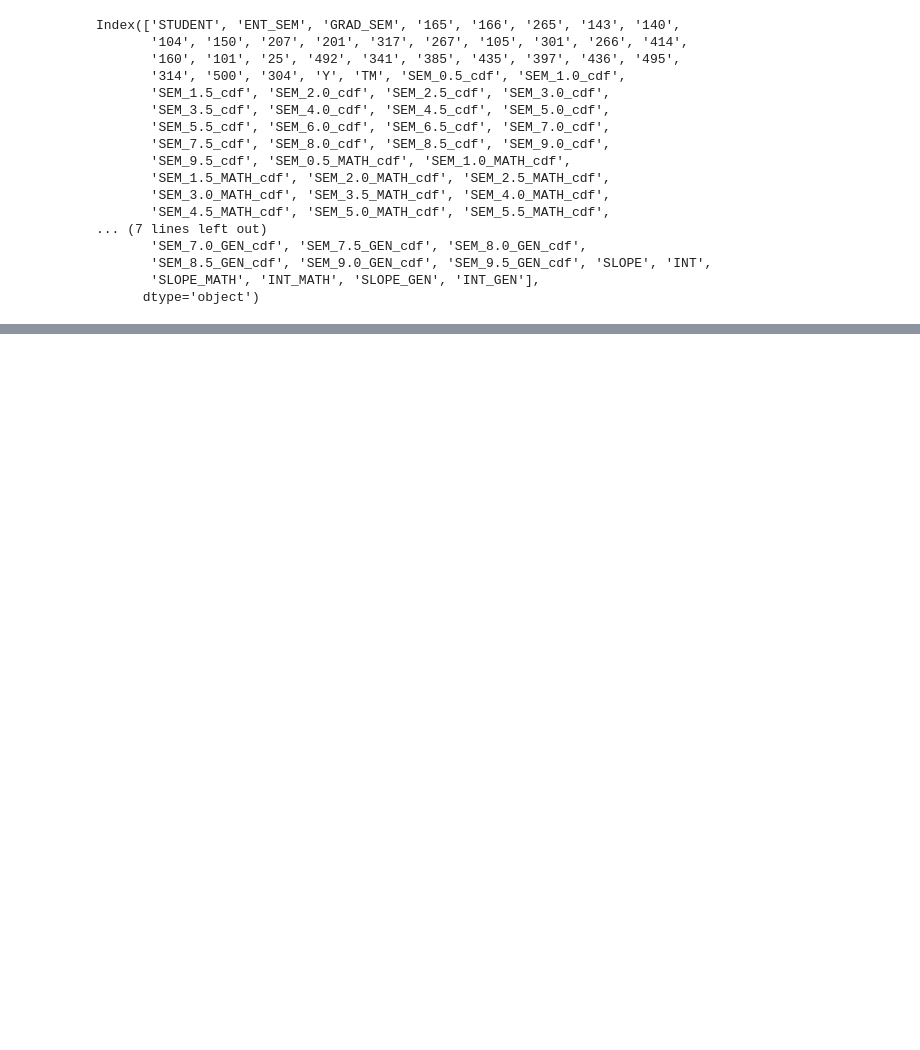
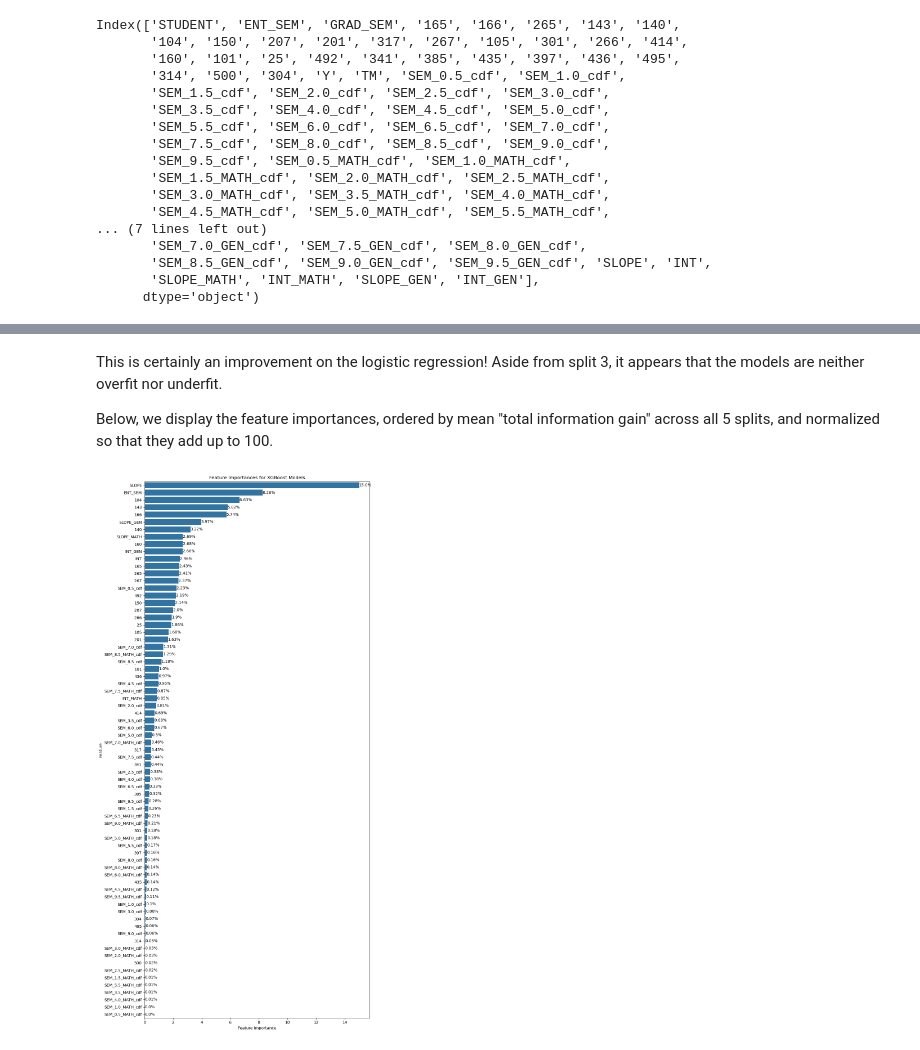
Before and after one commit to BishopsLemma/Fall-2024-Student-Success-Prediction, a Jupyter notebook: Modelling/modelling.ipynb, the cells around one changed output, grey strips where cells are left out. Saved outputs shown, nothing was run; the diff lists cells and outputs as text; code cells hidden in the pictures; blank space fills up the shorter version.

```diff
--- a/Modelling/modelling.ipynb
+++ b/Modelling/modelling.ipynb
@@ -200,0 +151,4 @@ Train: 0.7082   Test: 0.6473
+# %%
+xgb_models, xgb_df, xgb_fimp_df = modeller.xgb_cv(splits=splits)
+print('Accuracies for XGBoost models:')
+xgb_df
@@ -200,0 +163,8 @@ Train: 0.7082   Test: 0.6473
+# %% [markdown]
+This is certainly an improvement on the logistic regression! Aside from split 3, it appears that the models are neither overfit nor underfit.
+
+Below, we display the feature importances, ordered by mean "total information gain" across all 5 splits, and normalized so that they add up to 100.
+# %%
+modeller.xgb_plot_fimp(xgb_fimp_df,save=True)
+# %% [output]
+[figure, added]
```
Also changed, not shown: parts of 28 cells of this notebook, 24 other files.
